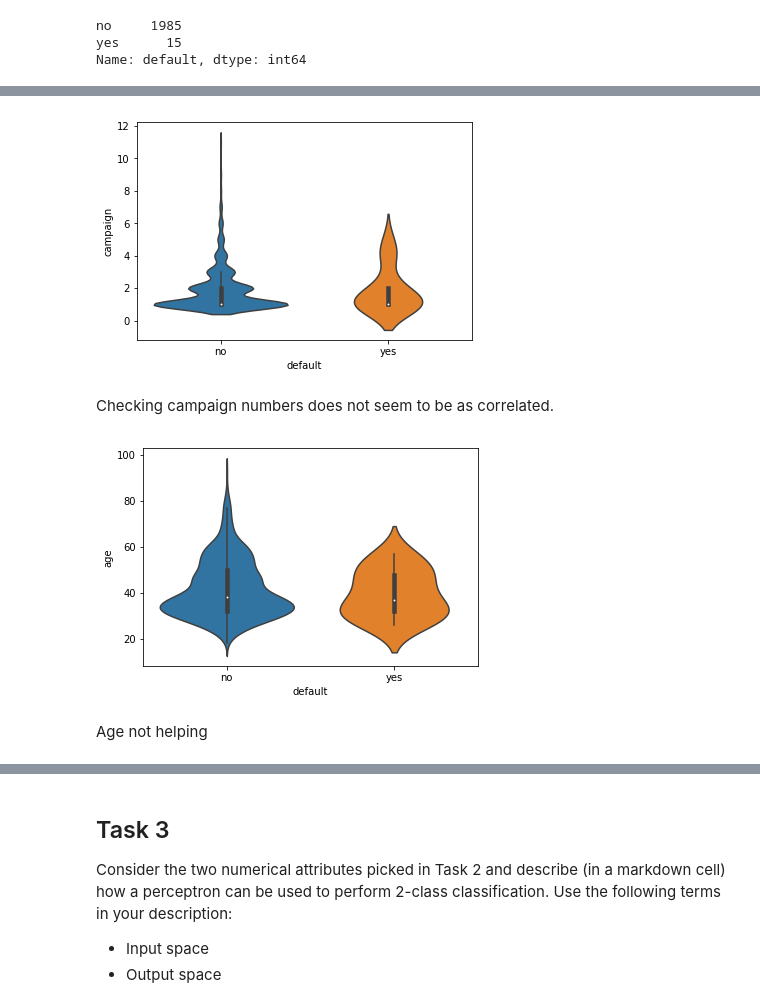
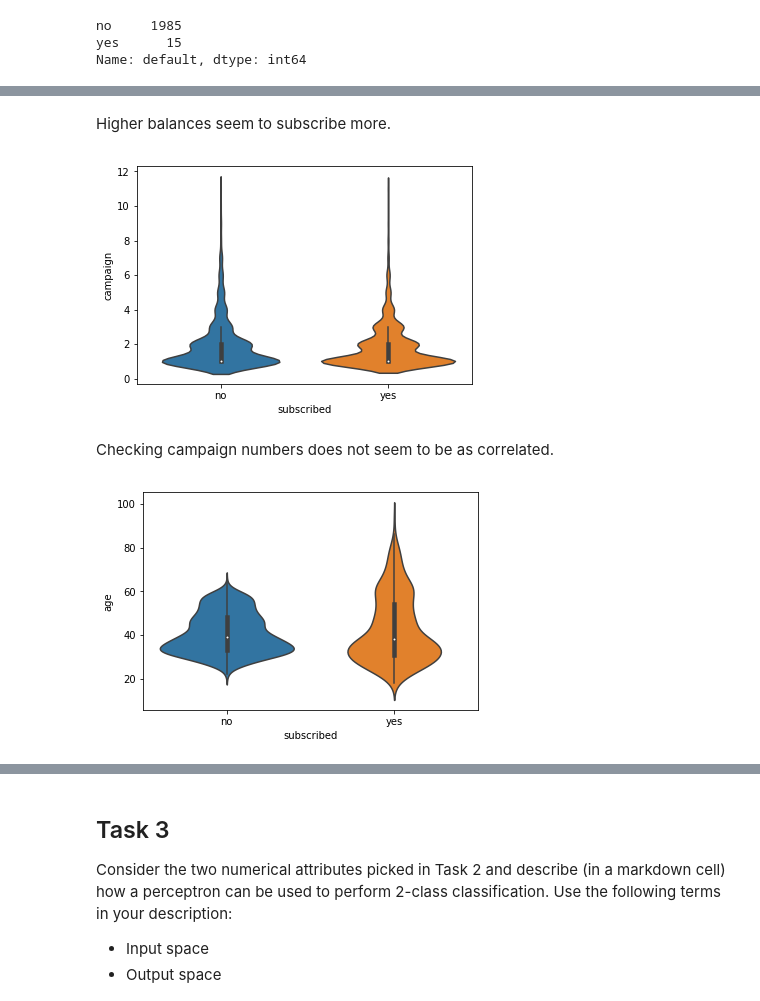
Before and after one commit to vipulpopat/MSCAI_Sem1_Etivity1, a Jupyter notebook: Etivity1.ipynb, the cells around one changed output, grey strips where cells are left out. Saved outputs shown, nothing was run; the diff lists cells and outputs as text; code cells hidden in the pictures.

```diff
--- a/Etivity1.ipynb
+++ b/Etivity1.ipynb
@@ -382,14 +412,14 @@ Balance seems to be a clear indicator of default. We only have 15 defaults, so i
+# %% [markdown]
+Higher balances seem to subscribe more.
 # %%
-sns.violinplot(x='default', y='campaign', data=df2)
+sns.violinplot(x='subscribed', y='campaign', data=df2)
 plt.show()
 # %% [output]
-[figure, old version]
+[figure, new version]
 # %% [markdown]
 Checking campaign numbers does not seem to be as correlated.
 # %%
-sns.violinplot(x='default', y='age', data=df2)
+sns.violinplot(x='subscribed', y='age', data=df2)
 plt.show()
 # %% [output]
-[figure, old version]
+[figure, new version]
-# %% [markdown]
-Age not helping
```
Also changed, not shown: parts of 17 cells of this notebook.
